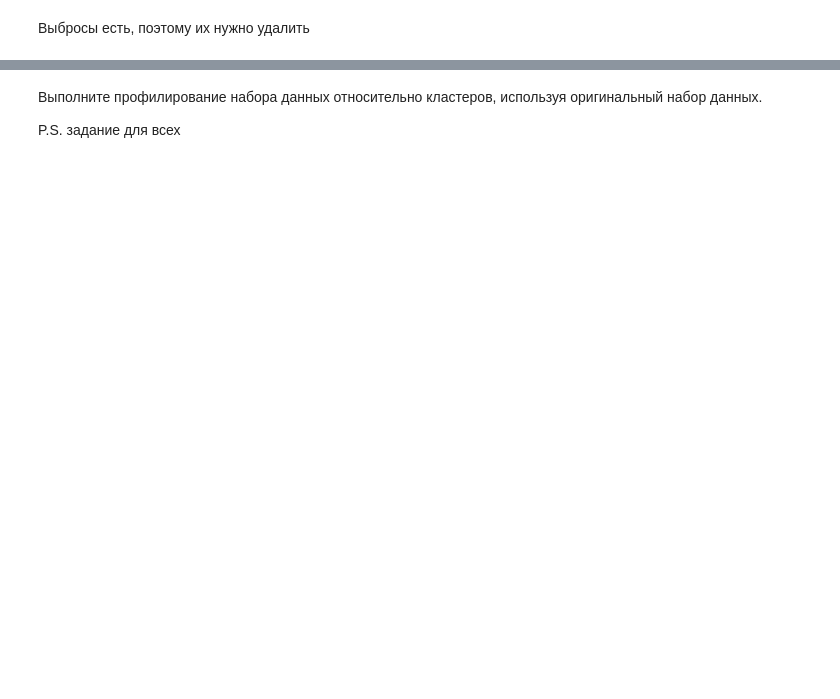
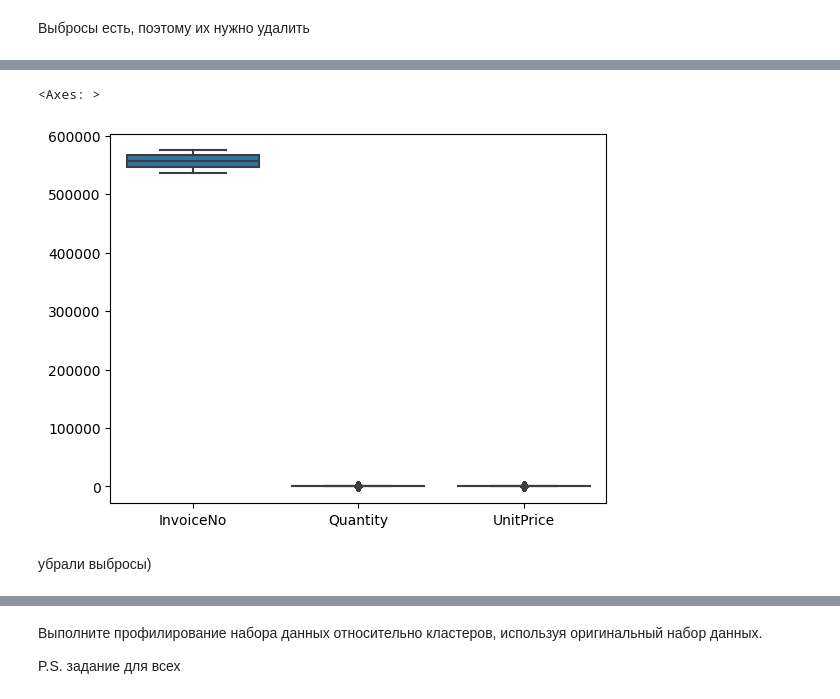
Before and after one commit to VOL-EM2024/mo, a Jupyter notebook: Задание_4.ipynb, the cells around one changed output, grey strips where cells are left out. Cells and saved outputs as stored; diff of their text form; code cells hidden in the pictures; blank space fills up the shorter version.

```diff
--- a/Задание_4.ipynb
+++ b/Задание_4.ipynb
@@ -113,7 +115,8 @@ from detectorusoutlierus import outliers as do
 # %%
 #Методом среднего
 outlier_detector = do.Outline(df)
-for col in df.columns:
+columns = ['Quantity', 'UnitPrice', 'InvoiceNo']
+for col in columns:
     outliers_kvart = outlier_detector.detect_outlier_mean_std(col)
     df = pd.concat([df, outliers_kvart, outliers_kvart]).drop_duplicates(keep=False)
 df
@@ -121,0 +137,7 @@ TypeError: ignored
+# %%
+sns.boxplot(df)
+# %% [output]
+<Axes: >
+[figure, added]
+# %% [markdown]
+убрали выбросы)
```
Also changed, not shown: parts of 13 cells of this notebook.
